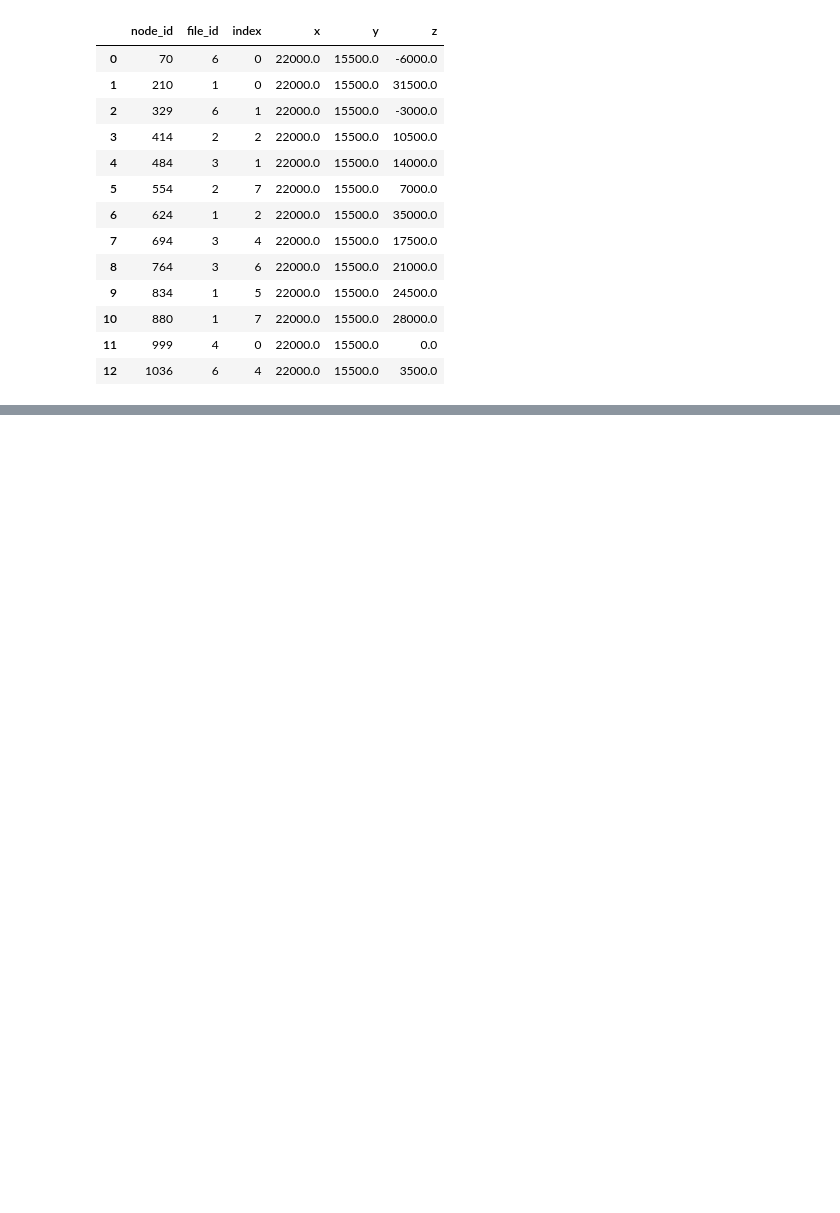
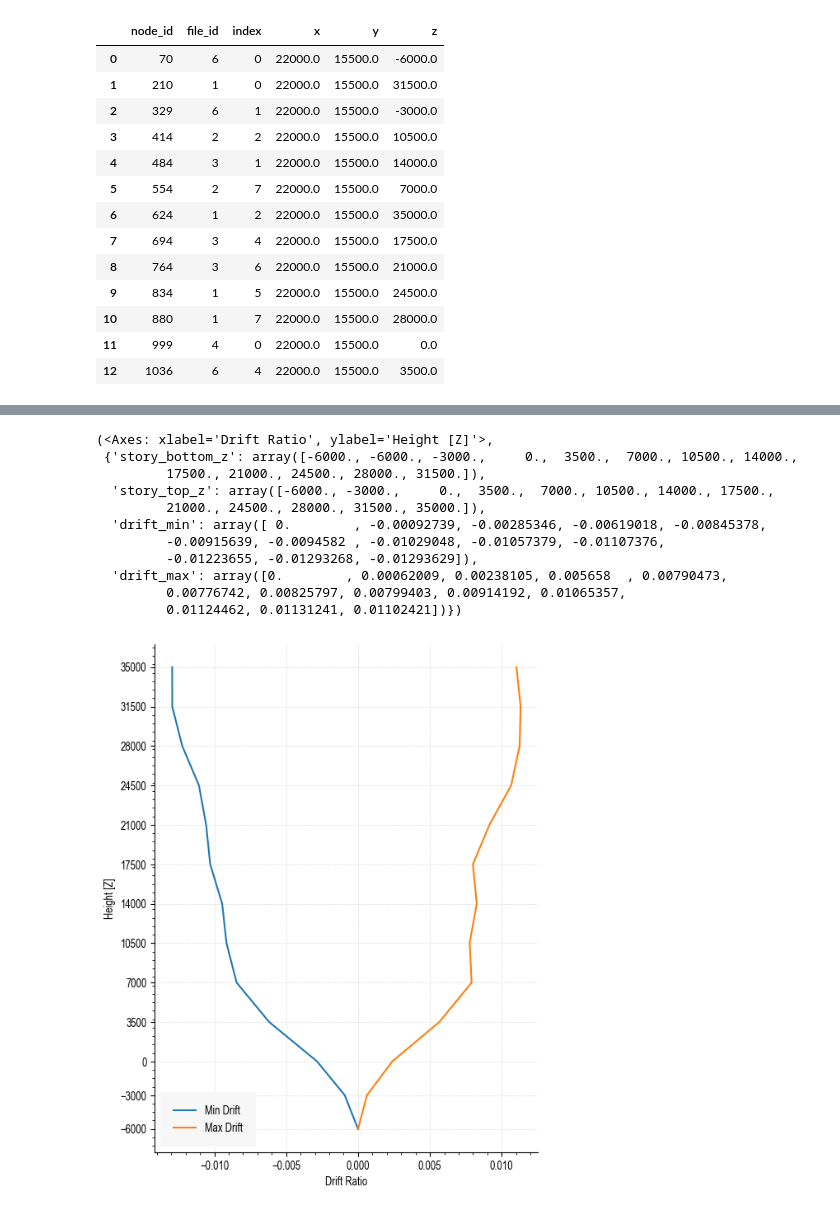
Before and after one commit to nmorabowen/STKO_to_python, a Jupyter notebook: src/STKO_to_python/examples/nodal_plots_example.ipynb, the cells around one changed output, grey strips where cells are left out. Cells and saved outputs as stored; diff of their text form; code cells hidden in the pictures; blank space fills up the shorter version.

```diff
--- a/src/STKO_to_python/examples/nodal_plots_example.ipynb
+++ b/src/STKO_to_python/examples/nodal_plots_example.ipynb
@@ -152,7 +189,20 @@ model.plot.nodes.plot_story_drifts(model_stage='MODEL_STAGE[5]',
 # %%
 model.plot.nodes.plot_drift_profile(model_stage='MODEL_STAGE[5]',
                                    selection_set_id=4,
-                                   direction=0,)
+                                   direction=1,)
+# %% [output]
+(<Axes: xlabel='Drift Ratio', ylabel='Height [Z]'>,
+ {'story_bottom_z': array([-6000., -6000., -3000.,     0.,  3500.,  7000., 10500., 14000.,
+         17500., 21000., 24500., 28000., 31500.]),
+  'story_top_z': array([-6000., -3000.,     0.,  3500.,  7000., 10500., 14000., 17500.,
+         21000., 24500., 28000., 31500., 35000.]),
+  'drift_min': array([ 0.        , -0.00092739, -0.00285346, -0.00619018, -0.00845378,
+         -0.00915639, -0.0094582 , -0.01029048, -0.01057379, -0.01107376,
+         -0.01223655, -0.01293268, -0.01293629]),
+  'drift_max': array([0.        , 0.00062009, 0.00238105, 0.005658  , 0.00790473,
+         0.00776742, 0.00825797, 0.00799403, 0.00914192, 0.01065357,
+         0.01124462, 0.01131241, 0.01102421])})
+[figure, added]
 # %%
 model.plot.nodes.plot_drift_profile(model_stage='MODEL_STAGE[5]',
                                    selection_set_id=4,
```
Also changed, not shown: parts of 10 cells of this notebook, 3 other files.
